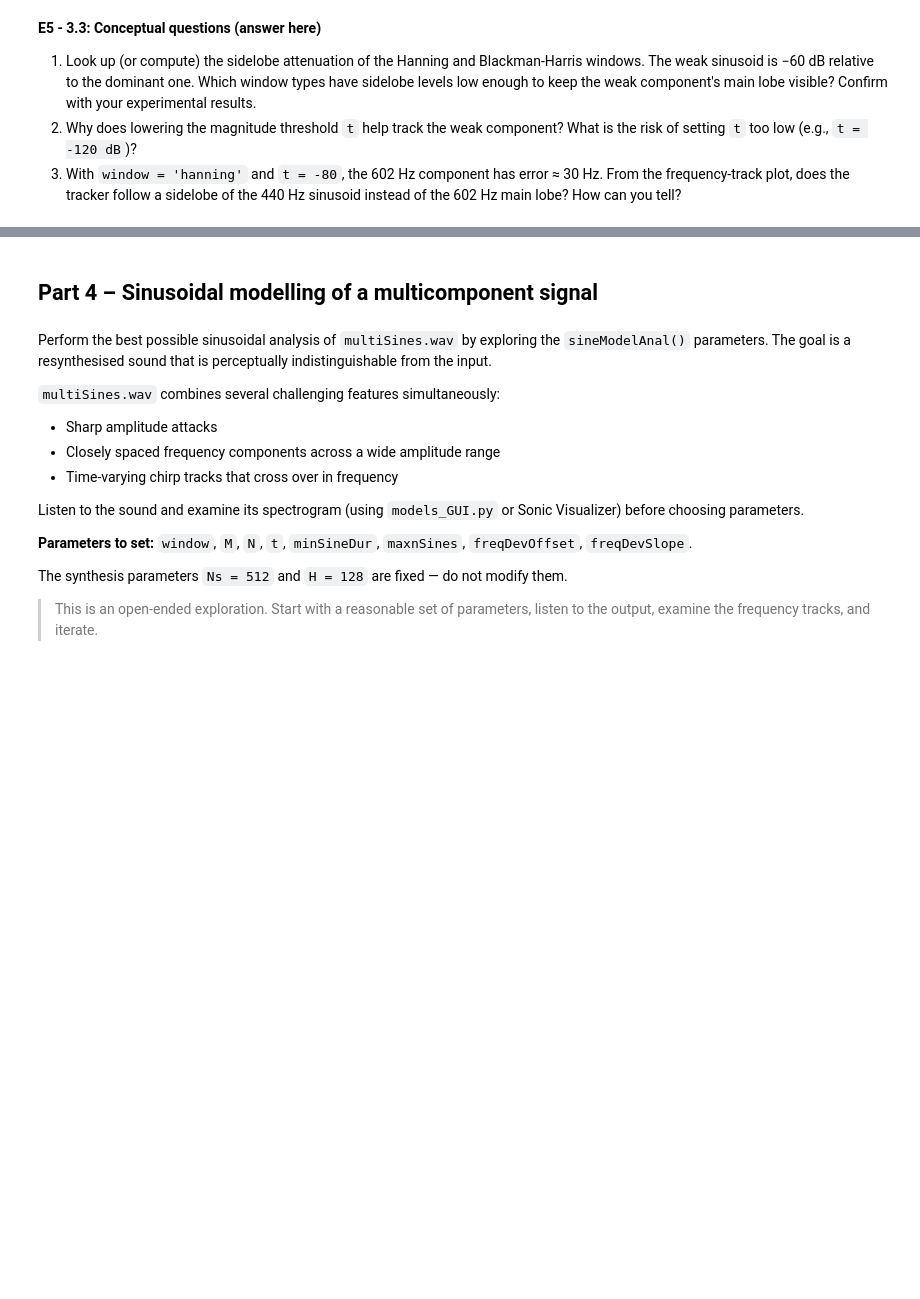
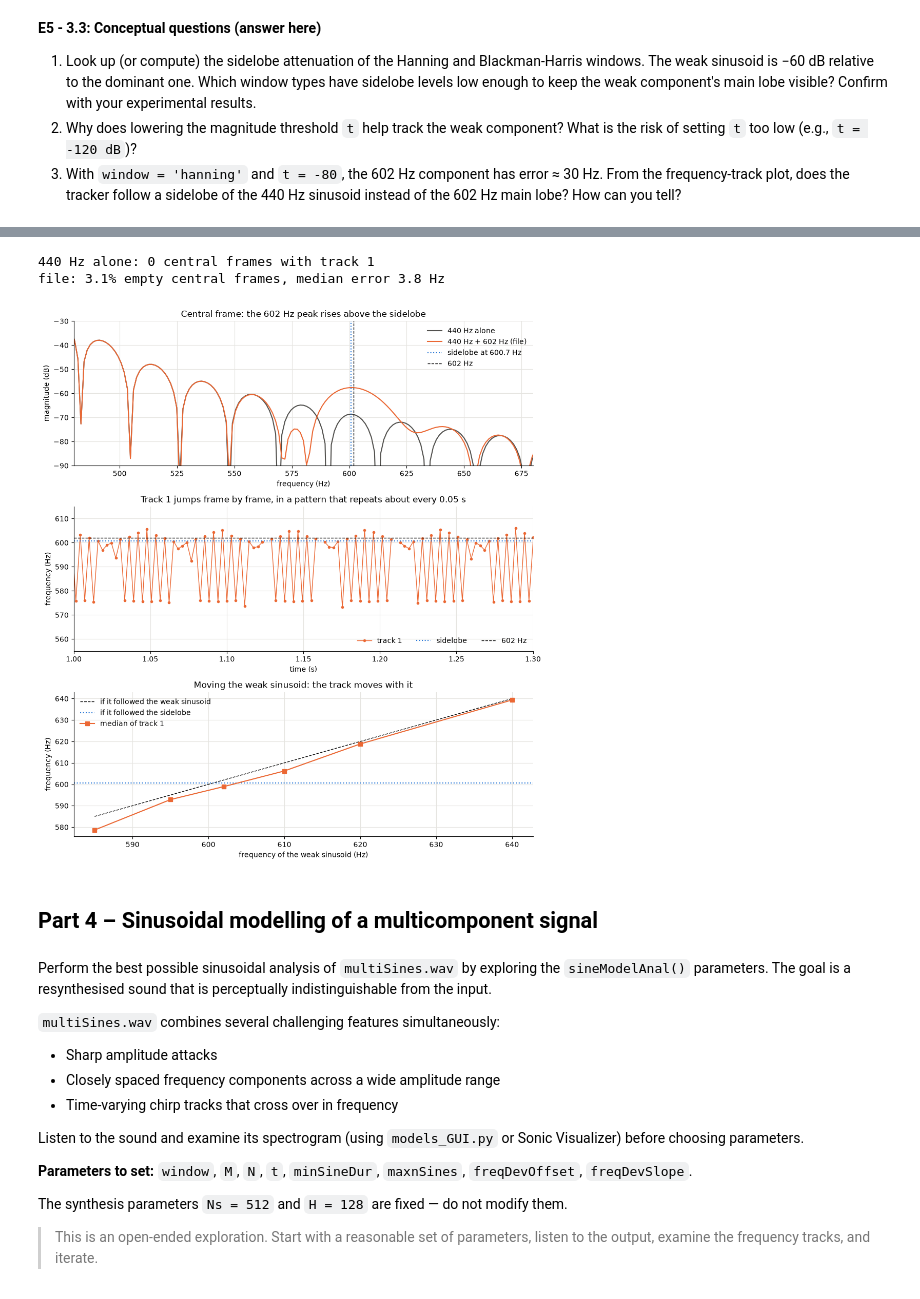
Before and after one commit to colas98/sms-tools-materials, a Jupyter notebook: exercises/E5-Sinusoidal-model.ipynb, the cells around one changed output, grey strips where cells are left out. Cells and saved outputs as stored; diff of their text form; code cells hidden in the pictures; blank space fills up the shorter version.

```diff
--- a/exercises/E5-Sinusoidal-model.ipynb
+++ b/exercises/E5-Sinusoidal-model.ipynb
@@ -633,3 +766,82 @@ fTrackTrue = gen_true_freq_tracks_440_602(tStamps)
+# %%
+# E5 - 3.3 (question 3): Does the Hann track follow a sidelobe of 440 Hz or the 602 Hz sinusoid?
+# (uses x, fs, M, H, tStamps and sine_model_anal_cut() from the E5 - 3.1 cell)
+
+window = 'hann'
+t = -80
+tailF = 20                                  # frames left out, as in freq_tracker_error()
+sidelobe = 440 + 7.46 * fs / M              # Hann sidelobe closest to 602 Hz (600.7 Hz)
+A = np.max(np.abs(x)) / 1.002               # amplitude of the 440 Hz sinusoid
+n = np.arange(x.size)
+pure = A * np.sin(2 * np.pi * 440 * n / fs)
+
+def weak_track(signal):
+    """Track 1 with the parameters of freq_tracker_error(), 0 means no track in that frame."""
+    fTrackEst, mTrackEst, pTrackEst = sine_model_anal_cut(signal, fs, get_window(window, M), 2048, H, t, 2, 0.0, 30, 0.001)
+    return fTrackEst[:, 1]
+
+fig, axes = plt.subplots(3, 1, figsize=(10, 11))
+
+# spectrum of a central frame, with zero padding to see the sidelobes
+ax = axes[0]
+Nz = 2**15
+w = get_window(window, M)
+w = w / np.sum(w)
+center = x.size // 2
+freqs = fs * np.arange(Nz // 2 + 1) / Nz
+for signal, color, label in [(pure, '#52514e', '440 Hz alone'), (x, '#eb6834', '440 Hz + 602 Hz (file)')]:
+    mX, pX = DFT.dftAnal(signal[center - (M + 1) // 2 : center + M // 2], w, Nz)
+    ax.plot(freqs, mX, color=color, linewidth=1.5, label=label)
+ax.axvline(sidelobe, color='#2a78d6', linestyle=':', linewidth=1.5, label=f'sidelobe at {sidelobe:.1f} Hz')
+ax.axvline(602, color='#0b0b0b', linestyle='--', linewidth=1, label='602 Hz')
+ax.set_xlim(480, 680)
+ax.set_ylim(-90, -30)
+ax.set_xlabel('frequency (Hz)')
+ax.set_ylabel('magnitude (dB)')
+ax.set_title('Central frame: the 602 Hz peak rises above the sidelobe')
+
+# track over time, zoomed in
+ax = axes[1]
+track = weak_track(x)
+central = track[tailF:-tailF]
+print(f'440 Hz alone: {np.count_nonzero(weak_track(pure)[tailF:-tailF])} central frames with track 1')
+print(f'file: {np.mean(central == 0):.1%} empty central frames, median error {np.median(np.abs(central - 602)):.1f} Hz')
+ax.plot(tStamps, np.where(track > 0, track, np.nan), color='#eb6834', marker='o', markersize=3, linewidth=1, label='track 1')
+ax.axhline(sidelobe, color='#2a78d6', linestyle=':', linewidth=1.5, label='sidelobe')
+ax.axhline(602, color='#0b0b0b', linestyle='--', linewidth=1, label='602 Hz')
+ax.set_xlim(1.0, 1.3)
+ax.set_ylim(555, 615)
+ax.set_xlabel('time (s)')
+ax.set_ylabel('frequency (Hz)')
+ax.set_title('Track 1 jumps frame by frame, in a pattern that repeats about every 0.05 s')
+ax.legend(frameon=False, ncol=3, loc='lower right')
+
+# moving the weak sinusoid
+ax = axes[2]
+fWeak = [585, 595, 602, 610, 620, 640]
+medians = []
+for f_test in fWeak:
+    track = weak_track(pure + 2e-3 * A * np.sin(2 * np.pi * f_test * n / fs))[tailF:-tailF]
+    medians.append(np.median(track[track > 0]))
+ax.plot(fWeak, fWeak, color='#0b0b0b', linestyle='--', linewidth=1, label='if it followed the weak sinusoid')
+ax.axhline(sidelobe, color='#2a78d6', linestyle=':', linewidth=1.5, label='if it followed the sidelobe')
+ax.plot(fWeak, medians, color='#eb6834', marker='s', markersize=6, linewidth=1.5, label='median of track 1')
+ax.set_xlabel('frequency of the weak sinusoid (Hz)')
+ax.set_ylabel('frequency (Hz)')
+ax.set_title('Moving the weak sinusoid: the track moves with it')
+
+axes[0].legend(frameon=False, loc='upper right')
+axes[2].legend(frameon=False, loc='upper left')
+for ax in axes:
+    ax.grid(True, color='#e5e4e0', linewidth=0.8)
+    ax.spines[['top', 'right']].set_visible(False)
+
+plt.tight_layout()
+plt.show()
+# %% [output]
+440 Hz alone: 0 central frames with track 1
+file: 3.1% empty central frames, median error 3.8 Hz
+[figure, added]
 # %% [markdown]
 ## Part 4 – Sinusoidal modelling of a multicomponent signal
 # %% [markdown]
```
Also changed, not shown: parts of 5 cells of this notebook.
